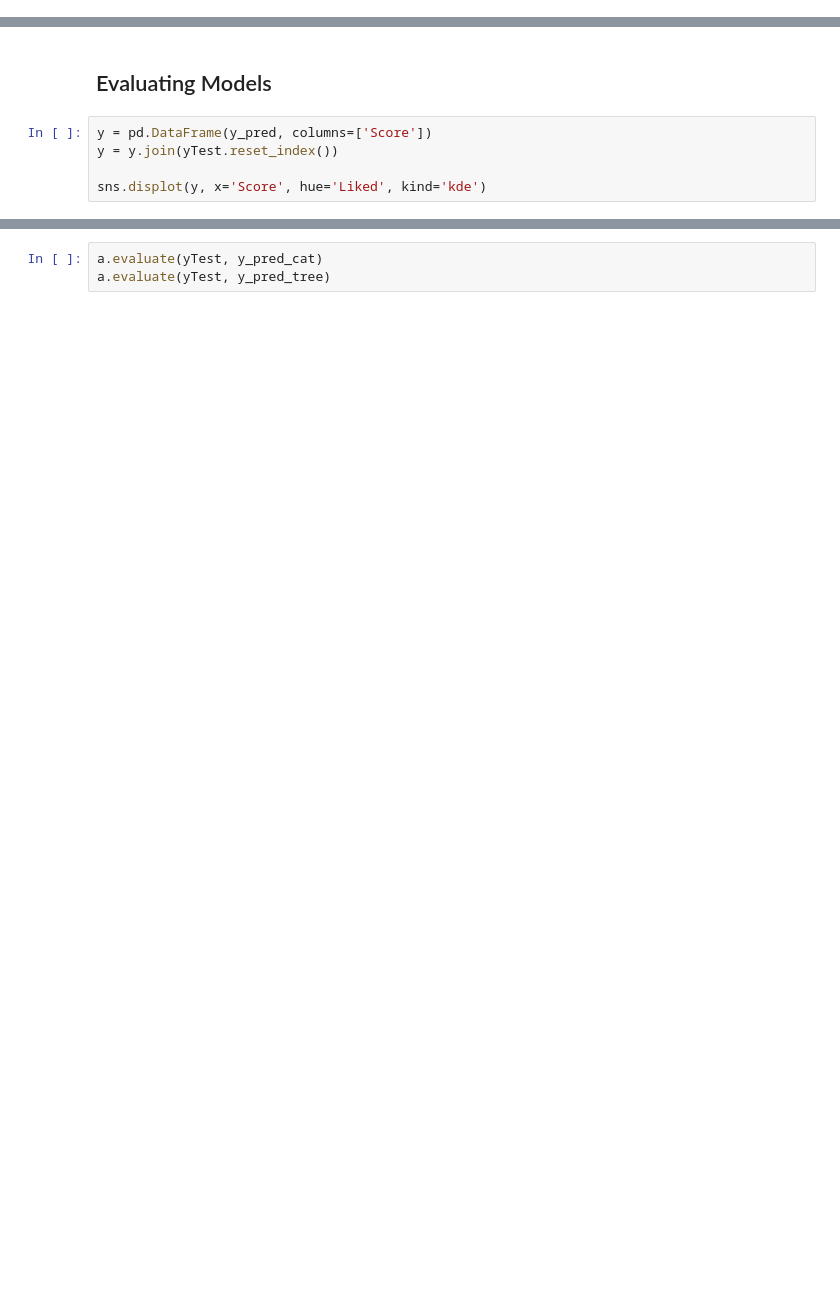
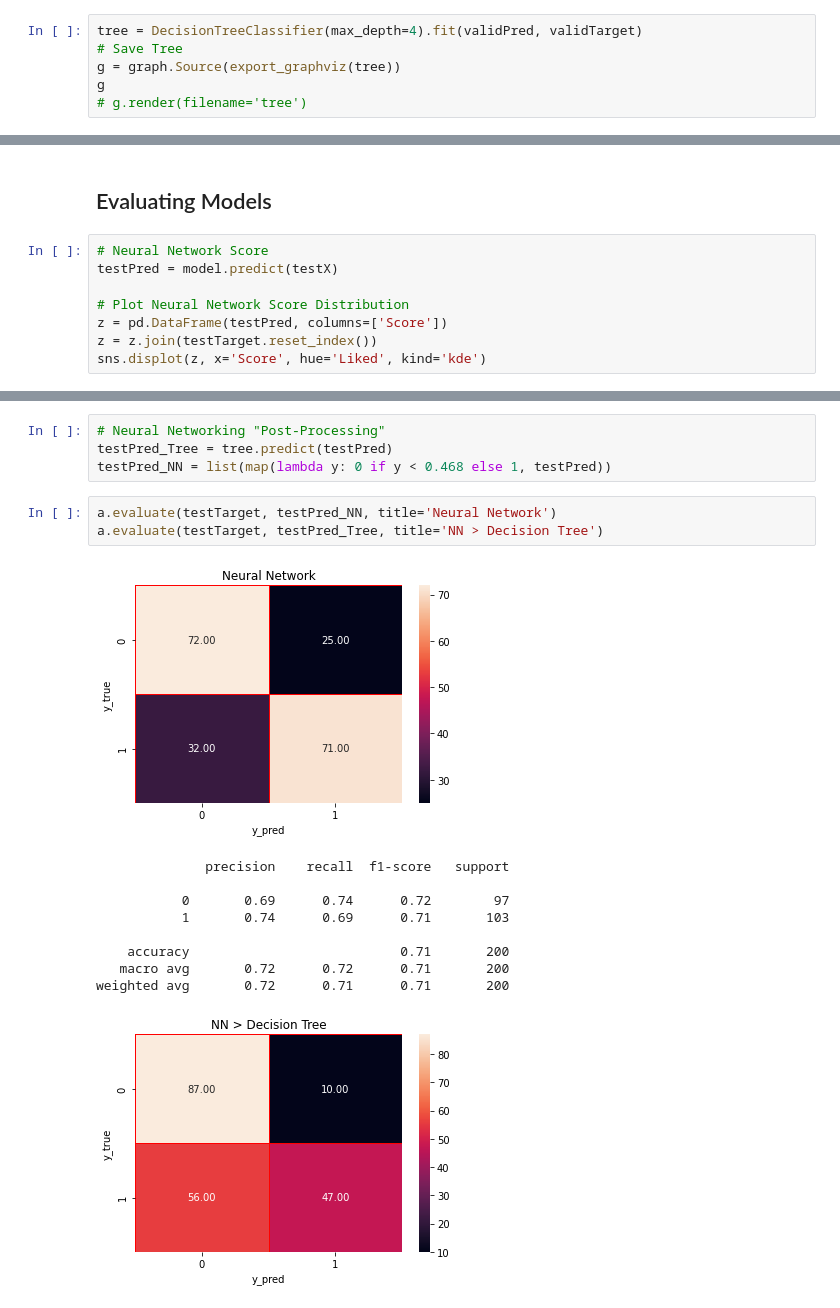
Before and after one commit to mjsmagalhaes/examples-datascience, a Jupyter notebook: restaurant_reviews.ipynb, the cells around one changed output, grey strips where cells are left out. Saved outputs shown, nothing was run; the diff lists cells and outputs as text; blank space fills up the shorter version.

```diff
--- a/restaurant_reviews.ipynb
+++ b/restaurant_reviews.ipynb
@@ -95,0 +97,6 @@ y_pred_cat = list(map(lambda y: 0 if y < 0.468 else 1, y_pred)) # y_pred.round()
+# %%
+tree = DecisionTreeClassifier(max_depth=4).fit(validPred, validTarget)
+# Save Tree
+g = graph.Source(export_graphviz(tree))
+g
+# g.render(filename='tree')
@@ -96,9 +105,12 @@ y_pred_cat = list(map(lambda y: 0 if y < 0.468 else 1, y_pred)) # y_pred.round()
 # %% [markdown]
 ## Evaluating Models
 # %%
-y = pd.DataFrame(y_pred, columns=['Score'])
-y = y.join(yTest.reset_index())
+# Neural Network Score
+testPred = model.predict(testX)
 
-sns.displot(y, x='Score', hue='Liked', kind='kde')
+# Plot Neural Network Score Distribution
+z = pd.DataFrame(testPred, columns=['Score'])
+z = z.join(testTarget.reset_index())
+sns.displot(z, x='Score', hue='Liked', kind='kde')
 # %% [output]
 <seaborn.axisgrid.FacetGrid at 0x...>
@@ -113,3 +118,18 @@ g
-# %%
-a.evaluate(yTest, y_pred_cat)
-a.evaluate(yTest, y_pred_tree)
+# %%
+# Neural Networking "Post-Processing"
+testPred_Tree = tree.predict(testPred)
+testPred_NN = list(map(lambda y: 0 if y < 0.468 else 1, testPred))
+# %%
+a.evaluate(testTarget, testPred_NN, title='Neural Network')
+a.evaluate(testTarget, testPred_Tree, title='NN > Decision Tree')
+# %% [output]
+[figure, added]
+              precision    recall  f1-score   support
+
+           0       0.69      0.74      0.72        97
+           1       0.74      0.69      0.71       103
+
+    accuracy                           0.71       200
+   macro avg       0.72      0.72      0.71       200
+weighted avg       0.72      0.71      0.71       200
+[figure, added]
```
Also changed, not shown: parts of 19 cells of this notebook.
